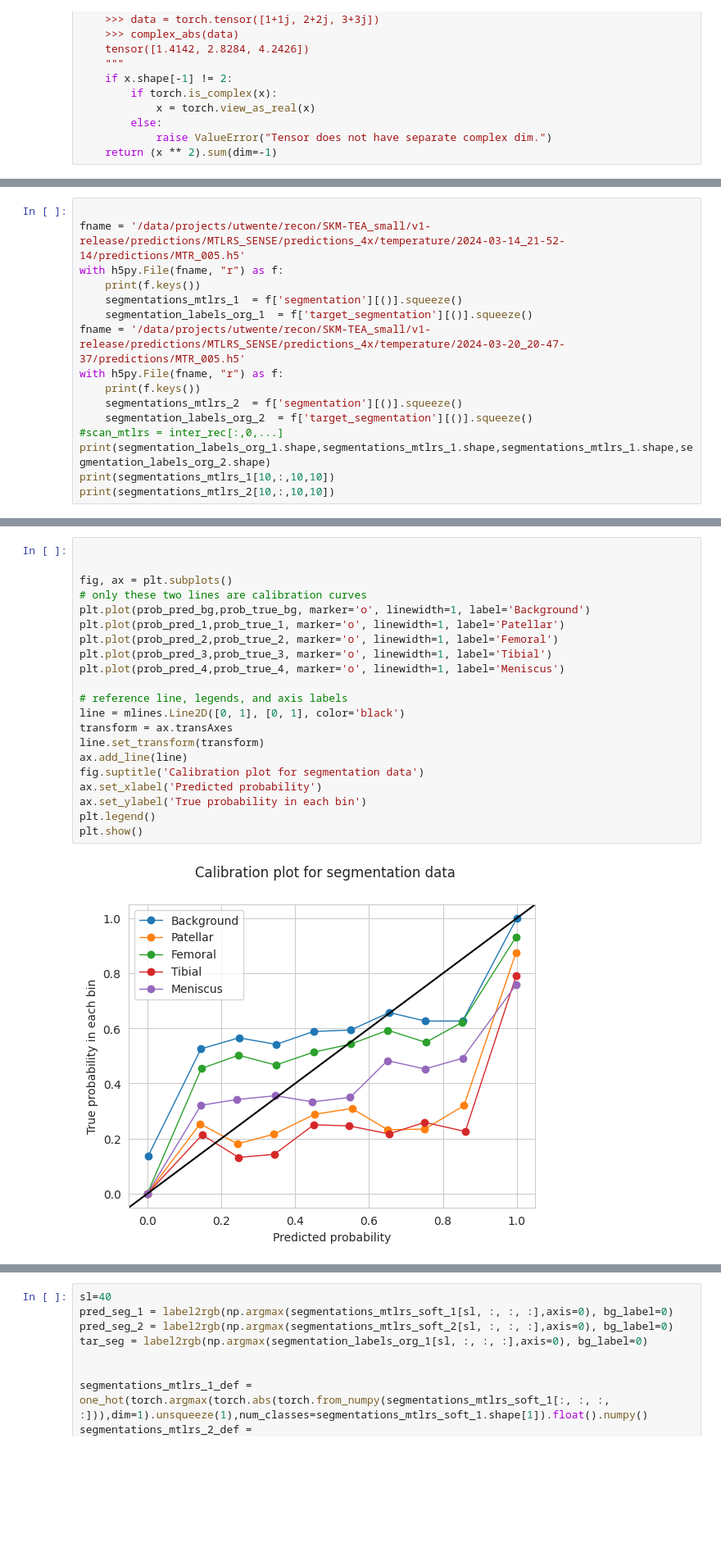
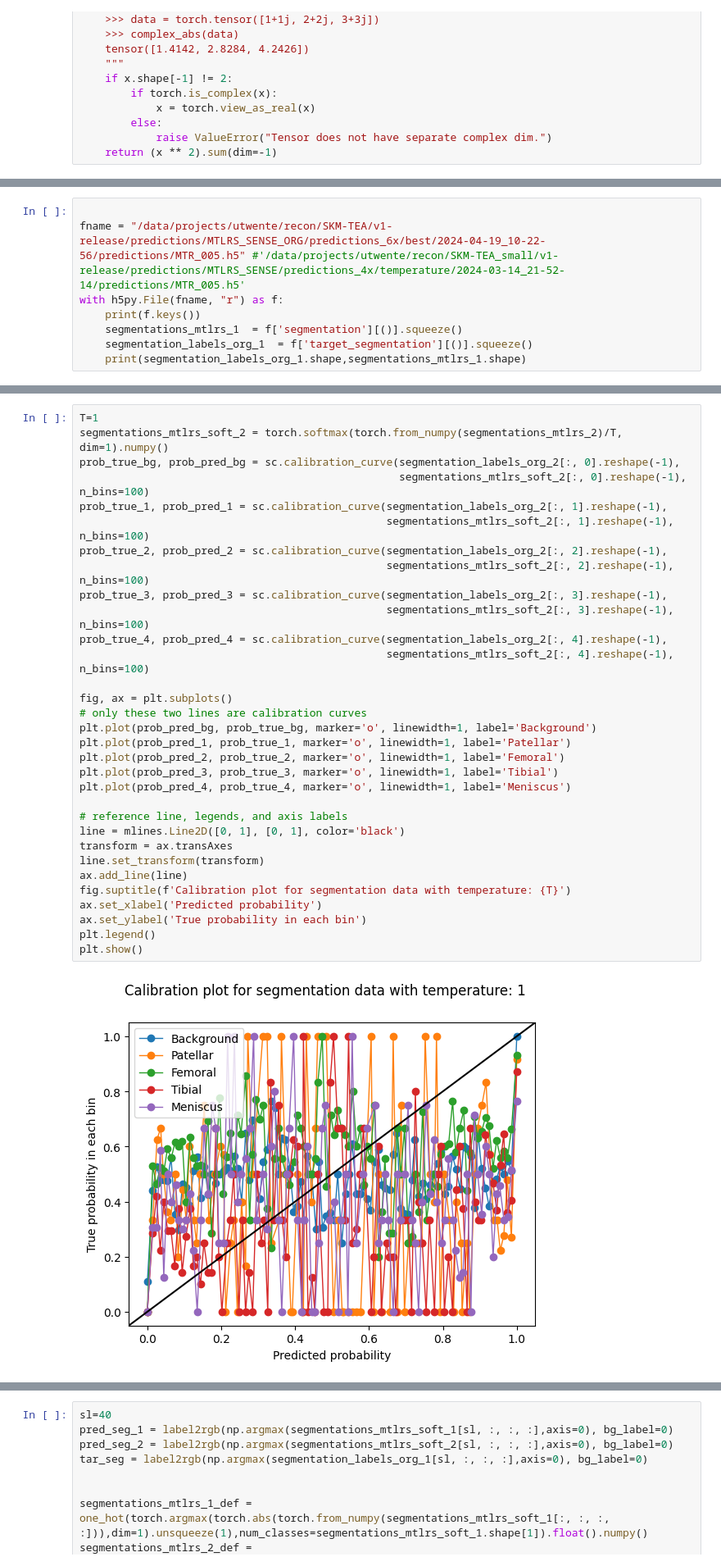
Before and after one commit to TimPaquaij/atommic, a Jupyter notebook: projects/MTL/rs/SKMTEA/temperature_scaling.ipynb, the cells around one changed output, grey strips where cells are left out. Shown at 82% size. Drawn from its saved outputs; the diff is of its cells as text; blank space fills up the shorter version.

```diff
--- a/projects/MTL/rs/SKMTEA/temperature_scaling.ipynb
+++ b/projects/MTL/rs/SKMTEA/temperature_scaling.ipynb
@@ -269,18 +326,10 @@ def complex_abs(x: torch.Tensor) -> torch.Tensor:
 # %%
 
-fname = '/data/projects/utwente/recon/SKM-TEA_small/v1-release/predictions/MTLRS_SENSE/predictions_4x/temperature/2024-03-14_21-52-14/predictions/MTR_005.h5'
+fname = "/data/projects/utwente/recon/SKM-TEA/v1-release/predictions/MTLRS_SENSE_ORG/predictions_6x/best/2024-04-19_10-22-56/predictions/MTR_005.h5" #'/data/projects/utwente/recon/SKM-TEA_small/v1-release/predictions/MTLRS_SENSE/predictions_4x/temperature/2024-03-14_21-52-14/predictions/MTR_005.h5'
 with h5py.File(fname, "r") as f:
     print(f.keys())
     segmentations_mtlrs_1  = f['segmentation'][()].squeeze()
     segmentation_labels_org_1  = f['target_segmentation'][()].squeeze()
-fname = '/data/projects/utwente/recon/SKM-TEA_small/v1-release/predictions/MTLRS_SENSE/predictions_4x/temperature/2024-03-20_20-47-37/predictions/MTR_005.h5'
-with h5py.File(fname, "r") as f:
-    print(f.keys())
-    segmentations_mtlrs_2  = f['segmentation'][()].squeeze()
-    segmentation_labels_org_2  = f['target_segmentation'][()].squeeze()
-#scan_mtlrs = inter_rec[:,0,...]
-print(segmentation_labels_org_1.shape,segmentations_mtlrs_1.shape,segmentations_mtlrs_1.shape,segmentation_labels_org_2.shape)
-print(segmentations_mtlrs_1[10,:,10,10])
-print(segmentations_mtlrs_2[10,:,10,10])
+    print(segmentation_labels_org_1.shape,segmentations_mtlrs_1.shape)
 # %% [output]
 <KeysViewHDF5 ['intermediate_loglike', 'intermediate_reconstruction', 'reconstruction', 'segmentation', 'target_reconstruction', 'target_segmentation', 'zero_filled']>
@@ -301,23 +442,34 @@ prob_true_4, prob_pred_4 = sc.calibration_curve(segmentation_labels_org_1[:,4].r
 # %%
-
+T=1
+segmentations_mtlrs_soft_2 = torch.softmax(torch.from_numpy(segmentations_mtlrs_2)/T, dim=1).numpy()
+prob_true_bg, prob_pred_bg = sc.calibration_curve(segmentation_labels_org_2[:, 0].reshape(-1),
+                                                  segmentations_mtlrs_soft_2[:, 0].reshape(-1), n_bins=100)
+prob_true_1, prob_pred_1 = sc.calibration_curve(segmentation_labels_org_2[:, 1].reshape(-1),
+                                                segmentations_mtlrs_soft_2[:, 1].reshape(-1), n_bins=100)
+prob_true_2, prob_pred_2 = sc.calibration_curve(segmentation_labels_org_2[:, 2].reshape(-1),
+                                                segmentations_mtlrs_soft_2[:, 2].reshape(-1), n_bins=100)
+prob_true_3, prob_pred_3 = sc.calibration_curve(segmentation_labels_org_2[:, 3].reshape(-1),
+                                                segmentations_mtlrs_soft_2[:, 3].reshape(-1), n_bins=100)
+prob_true_4, prob_pred_4 = sc.calibration_curve(segmentation_labels_org_2[:, 4].reshape(-1),
+                                                segmentations_mtlrs_soft_2[:, 4].reshape(-1), n_bins=100)
 
 fig, ax = plt.subplots()
 # only these two lines are calibration curves
-plt.plot(prob_pred_bg,prob_true_bg, marker='o', linewidth=1, label='Background')
-plt.plot(prob_pred_1,prob_true_1, marker='o', linewidth=1, label='Patellar')
-plt.plot(prob_pred_2,prob_true_2, marker='o', linewidth=1, label='Femoral')
-plt.plot(prob_pred_3,prob_true_3, marker='o', linewidth=1, label='Tibial')
-plt.plot(prob_pred_4,prob_true_4, marker='o', linewidth=1, label='Meniscus')
+plt.plot(prob_pred_bg, prob_true_bg, marker='o', linewidth=1, label='Background')
+plt.plot(prob_pred_1, prob_true_1, marker='o', linewidth=1, label='Patellar')
+plt.plot(prob_pred_2, prob_true_2, marker='o', linewidth=1, label='Femoral')
+plt.plot(prob_pred_3, prob_true_3, marker='o', linewidth=1, label='Tibial')
+plt.plot(prob_pred_4, prob_true_4, marker='o', linewidth=1, label='Meniscus')
 
 # reference line, legends, and axis labels
 line = mlines.Line2D([0, 1], [0, 1], color='black')
 transform = ax.transAxes
 line.set_transform(transform)
 ax.add_line(line)
-fig.suptitle('Calibration plot for segmentation data')
+fig.suptitle(f'Calibration plot for segmentation data with temperature: {T}')
 ax.set_xlabel('Predicted probability')
 ax.set_ylabel('True probability in each bin')
 plt.legend()
 plt.show()
 # %% [output]
-[figure, old version]
+[figure, new version]
```
Also changed, not shown: parts of 10 cells of this notebook, 20 other files.
